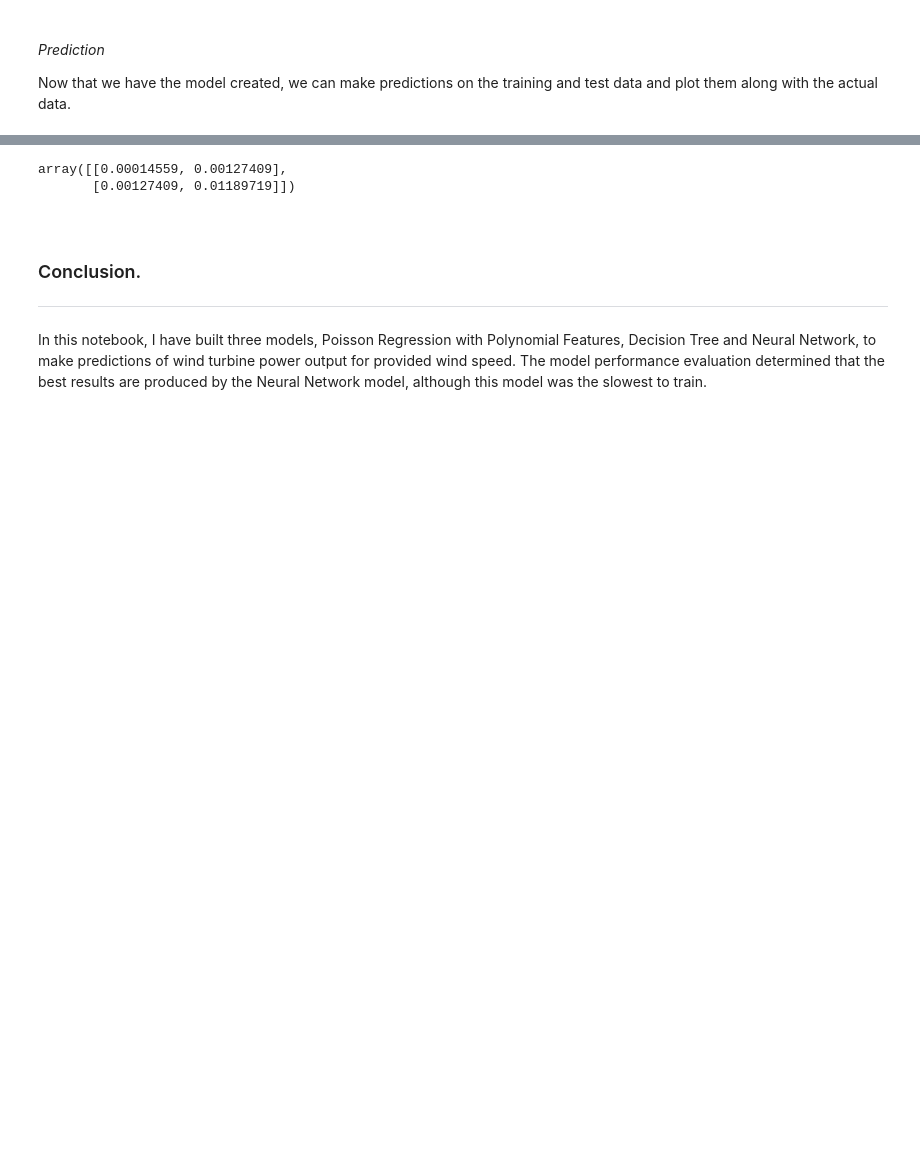
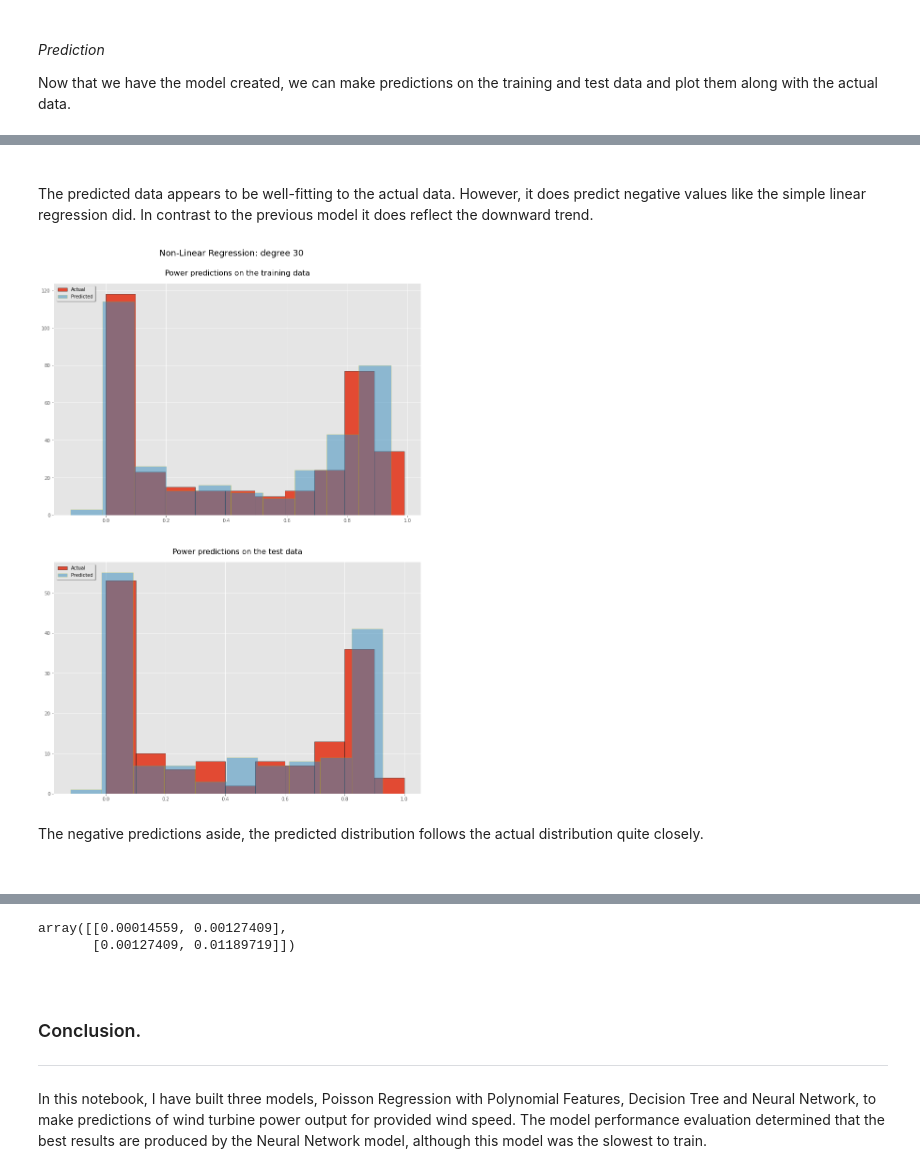
Before and after one commit to olgarozhdestvina/Fundamentals-of-Data-Analysis-Project, a Jupyter notebook: Power_production_models.ipynb, the cells around one changed output, grey strips where cells are left out. Saved outputs shown, nothing was run; the diff lists cells and outputs as text; code cells hidden in the pictures; blank space fills up the shorter version.

```diff
--- a/Power_production_models.ipynb
+++ b/Power_production_models.ipynb
@@ -529,0 +553,13 @@ R-squared Score: 0.9631586459603338
+# %% [markdown]
+<br>
+
+The predicted data appears to be well-fitting to the actual data. However, it does predict negative values like the simple linear regression did. In contrast to the previous model it does reflect the downward trend.
+# %%
+# Comparing power distribution for polynomial regression.
+hist(y_train_poly, y_test_poly, f"Non-Linear Regression: degree {n}")
+# %% [output]
+[figure, added]
+# %% [markdown]
+The negative predictions aside, the predicted distribution follows the actual distribution quite closely.
+
+<br>
```
Also changed, not shown: parts of 44 cells of this notebook.
